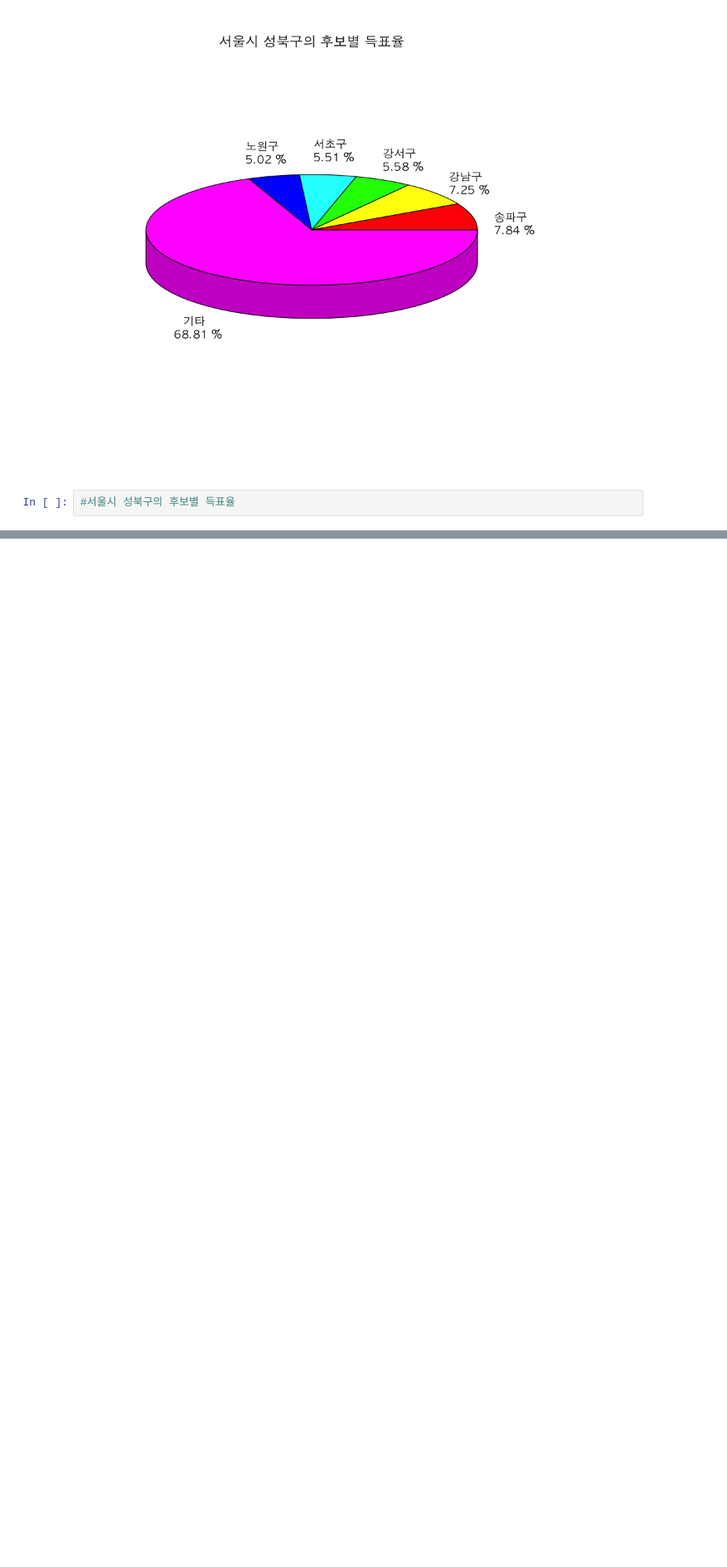
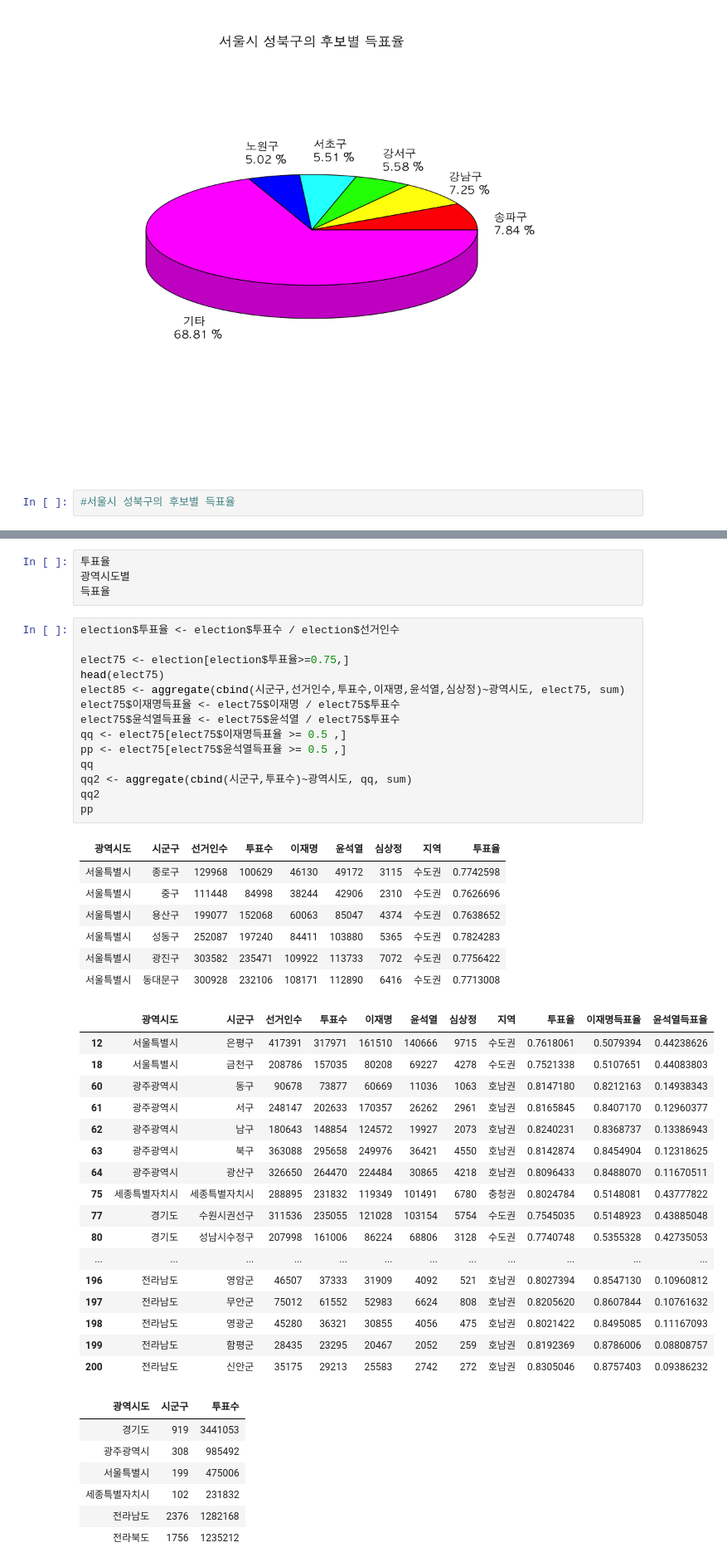
Before and after one commit to yang-gwihyeon/R_yang, a Jupyter notebook: 10. 20대_대선자료 시각화.ipynb, the cells around one changed output, grey strips where cells are left out. Shown at 83% size. Drawn from its saved outputs; the diff is of its cells as text; blank space fills up the shorter version.

```diff
--- a/10. 20대_대선자료 시각화.ipynb
+++ b/10. 20대_대선자료 시각화.ipynb
@@ -477,0 +805,50 @@ as.numeric(c(pob_윤석열[,5:7],pob_윤석열[,4] - sum(pob_윤석열[5:7])))
+# %%
+투표율
+광역시도별
+득표율
+# %%
+election$투표율 <- election$투표수 / election$선거인수
+
+elect75 <- election[election$투표율>=0.75,]
+head(elect75)
+elect85 <- aggregate(cbind(시군구,선거인수,투표수,이재명,윤석열,심상정)~광역시도, elect75, sum)
+elect75$이재명득표율 <- elect75$이재명 / elect75$투표수
+elect75$윤석열득표율 <- elect75$윤석열 / elect75$투표수
+qq <- elect75[elect75$이재명득표율 >= 0.5 ,]
+pp <- elect75[elect75$윤석열득표율 >= 0.5 ,]
+qq
+qq2 <- aggregate(cbind(시군구,투표수)~광역시도, qq, sum)
+qq2
+pp
+# %% [output]
+| 광역시도 | 시군구 | 선거인수 | 투표수 | 이재명 | 윤석열 | 심상정 | 지역 | 투표율 |
+| 서울특별시 | 종로구 | 129968 | 100629 | 46130 | 49172 | 3115 | 수도권 | 0.7742598 |
+| 서울특별시 | 중구 | 111448 | 84998 | 38244 | 42906 | 2310 | 수도권 | 0.7626696 |
+| 서울특별시 | 용산구 | 199077 | 152068 | 60063 | 85047 | 4374 | 수도권 | 0.7638652 |
+| 서울특별시 | 성동구 | 252087 | 197240 | 84411 | 103880 | 5365 | 수도권 | 0.7824283 |
+| 서울특별시 | 광진구 | 303582 | 235471 | 109922 | 113733 | 7072 | 수도권 | 0.7756422 |
+| 서울특별시 | 동대문구 | 300928 | 232106 | 108171 | 112890 | 6416 | 수도권 | 0.7713008 |
+|  | 광역시도 | 시군구 | 선거인수 | 투표수 | 이재명 | 윤석열 | 심상정 | 지역 | 투표율 | 이재명득표율 | 윤석열득표율 |
+| 12 | 서울특별시 | 은평구 | 417391 | 317971 | 161510 | 140666 | 9715 | 수도권 | 0.7618061 | 0.5079394 | 0.44238626 |
+| 18 | 서울특별시 | 금천구 | 208786 | 157035 | 80208 | 69227 | 4278 | 수도권 | 0.7521338 | 0.5107651 | 0.44083803 |
+| 60 | 광주광역시 | 동구 | 90678 | 73877 | 60669 | 11036 | 1063 | 호남권 | 0.8147180 | 0.8212163 | 0.14938343 |
+| 61 | 광주광역시 | 서구 | 248147 | 202633 | 170357 | 26262 | 2961 | 호남권 | 0.8165845 | 0.8407170 | 0.12960377 |
+| 62 | 광주광역시 | 남구 | 180643 | 148854 | 124572 | 19927 | 2073 | 호남권 | 0.8240231 | 0.8368737 | 0.13386943 |
+| 63 | 광주광역시 | 북구 | 363088 | 295658 | 249976 | 36421 | 4550 | 호남권 | 0.8142874 | 0.8454904 | 0.12318625 |
+| 64 | 광주광역시 | 광산구 | 326650 | 264470 | 224484 | 30865 | 4218 | 호남권 | 0.8096433 | 0.8488070 | 0.11670511 |
+| 75 | 세종특별자치시 | 세종특별자치시 | 288895 | 231832 | 119349 | 101491 | 6780 | 충청권 | 0.8024784 | 0.5148081 | 0.43777822 |
+| 77 | 경기도 | 수원시권선구 | 311536 | 235055 | 121028 | 103154 | 5754 | 수도권 | 0.7545035 | 0.5148923 | 0.43885048 |
+| 80 | 경기도 | 성남시수정구 | 207998 | 161006 | 86224 | 68806 | 3128 | 수도권 | 0.7740748 | 0.5355328 | 0.42735053 |
+| ... | ... | ... | ... | ... | ... | ... | ... | ... | ... | ... | ... |
+| 196 | 전라남도 | 영암군 | 46507 | 37333 | 31909 | 4092 | 521 | 호남권 | 0.8027394 | 0.8547130 | 0.10960812 |
+| 197 | 전라남도 | 무안군 | 75012 | 61552 | 52983 | 6624 | 808 | 호남권 | 0.8205620 | 0.8607844 | 0.10761632 |
+| 198 | 전라남도 | 영광군 | 45280 | 36321 | 30855 | 4056 | 475 | 호남권 | 0.8021422 | 0.8495085 | 0.11167093 |
+| 199 | 전라남도 | 함평군 | 28435 | 23295 | 20467 | 2052 | 259 | 호남권 | 0.8192369 | 0.8786006 | 0.08808757 |
+| 200 | 전라남도 | 신안군 | 35175 | 29213 | 25583 | 2742 | 272 | 호남권 | 0.8305046 | 0.8757403 | 0.09386232 |
+| 광역시도 | 시군구 | 투표수 |
+| 경기도 | 919 | 3441053 |
+| 광주광역시 | 308 | 985492 |
+| 서울특별시 | 199 | 475006 |
+| 세종특별자치시 | 102 | 231832 |
+| 전라남도 | 2376 | 1282168 |
+| 전라북도 | 1756 | 1235212 |
```
Also changed, not shown: parts of 37 cells of this notebook, 6 other files.
